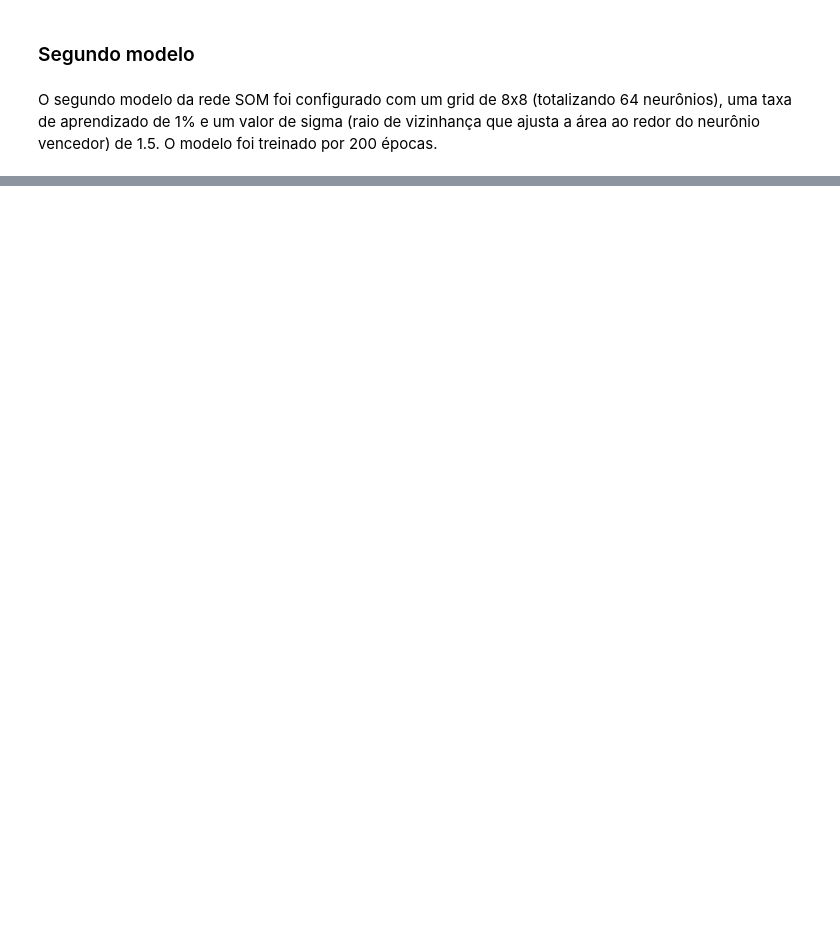
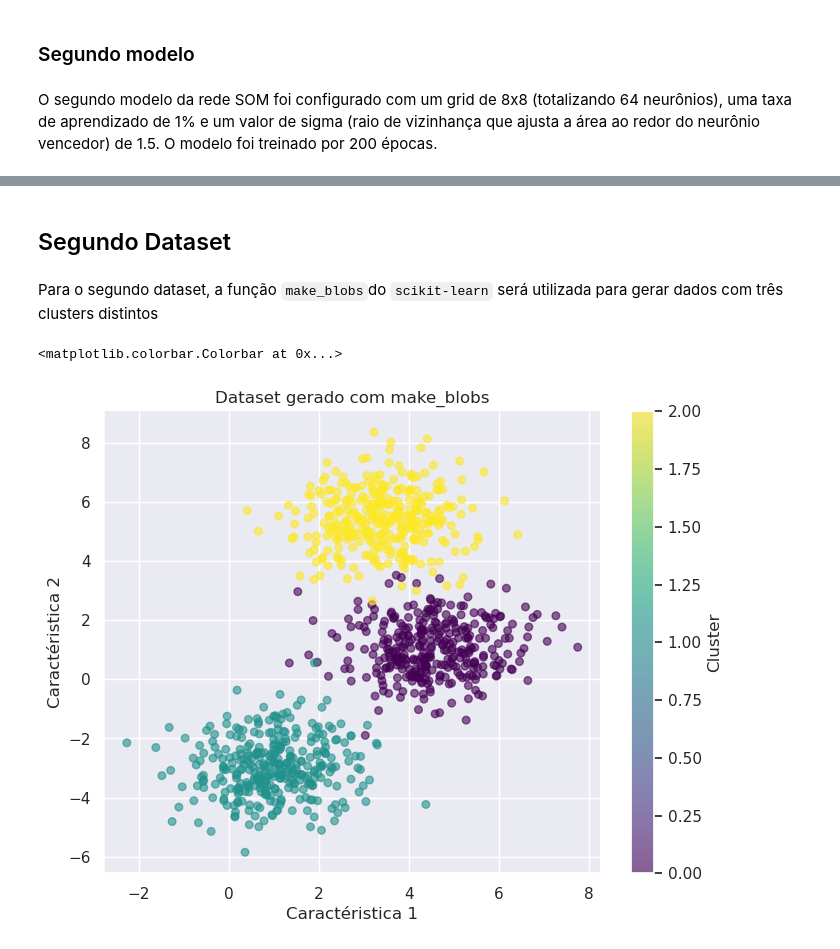
Before and after one commit to guipereira2/Projetos_RedesNeurais, a Jupyter notebook: Projeto 2 - Modelo não supervisionado/Projeto2.ipynb, the cells around one changed output, grey strips where cells are left out. Drawn from its saved outputs; the diff is of its cells as text; code cells hidden in the pictures; blank space fills up the shorter version.

```diff
--- a/Projeto 2 - Modelo não supervisionado/Projeto2.ipynb
+++ b/Projeto 2 - Modelo não supervisionado/Projeto2.ipynb
@@ -339,0 +352,25 @@ U matrix do modelo som 2
+# %% [markdown]
+## Segundo Dataset
+# %% [markdown]
+Para o segundo dataset, a função `make_blobs`do `scikit-learn` será utilizada para gerar dados com três clusters distintos
+# %%
+# Importando as classes necessárias
+from sklearn.datasets import make_blobs
+from sklearn.model_selection import train_test_split
+
+# Gerar os dados com 1000 amostras, 2 características e 3 clusters
+dados, rotulos = make_blobs(n_samples= 1000, centers = 3, n_features = 2)
+
+# Dividir os dados entre treino e teste (70%/30%)
+dados_treino_2, dados_teste_2, rotulos_treino_2, rotulos_teste_2 = train_test_split(dados, rotulos)
+
+# Plotar os dados gerados
+plt.figure(figsize=(8,6))
+plt.scatter(dados[:, 0], dados[:, 1], c=rotulos, cmap='viridis', s=30, alpha=0.6)
+plt.title('Dataset gerado com make_blobs')
+plt.xlabel("Caractéristica 1")
+plt.ylabel("Caractéristica 2")
+plt.colorbar(label="Cluster")
+# %% [output]
+<matplotlib.colorbar.Colorbar at 0x...>
+[figure, added]
```
Also changed, not shown: parts of 7 cells of this notebook.
